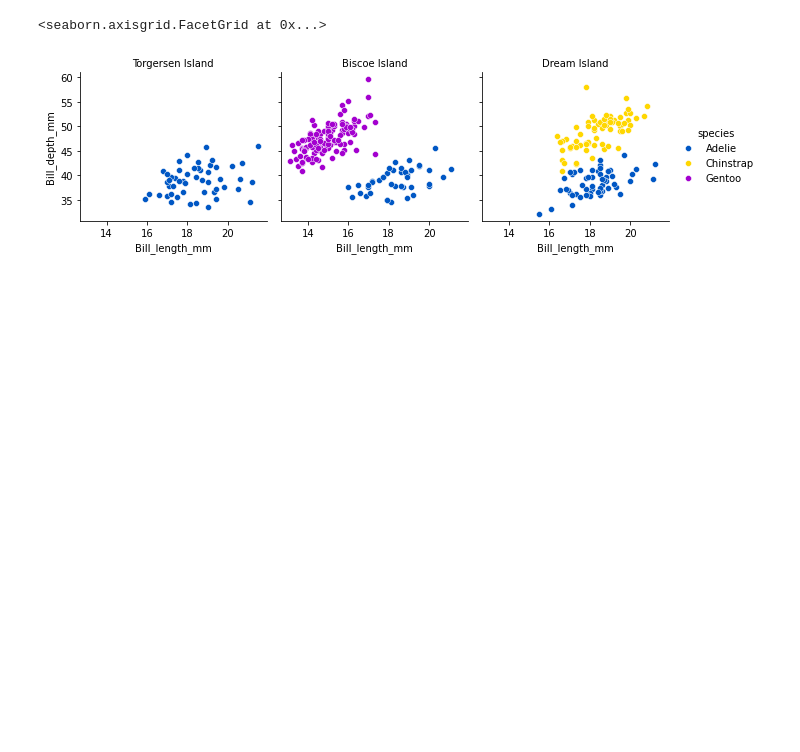
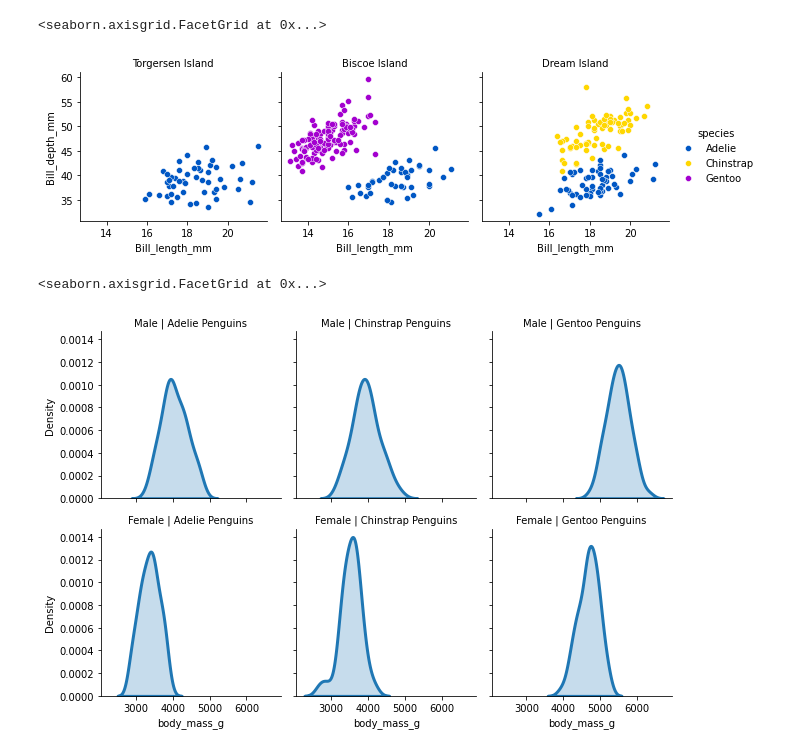
Before and after one commit to ShakilM26/Data-Visualization, a Jupyter notebook: seaborn2.ipynb, the cells around one changed output. Drawn from its saved outputs; the diff is of its cells as text; code cells hidden in the pictures; blank space fills up the shorter version.

```diff
--- a/seaborn2.ipynb
+++ b/seaborn2.ipynb
@@ -27,3 +27,11 @@ g.add_legend()
 # %% [output]
 <seaborn.axisgrid.FacetGrid at 0x...>
 [figure]
+# %%
+s='body_mass_g'
+g=sns.FacetGrid(df, row='sex', col='species')
+g.map_dataframe(sns.kdeplot, x=s, lw=3, shade=True)
+g.set_titles(row_template='{row_name}', col_template='{col_name} Penguins')
+# %% [output]
+<seaborn.axisgrid.FacetGrid at 0x...>
+[figure, added]
```
